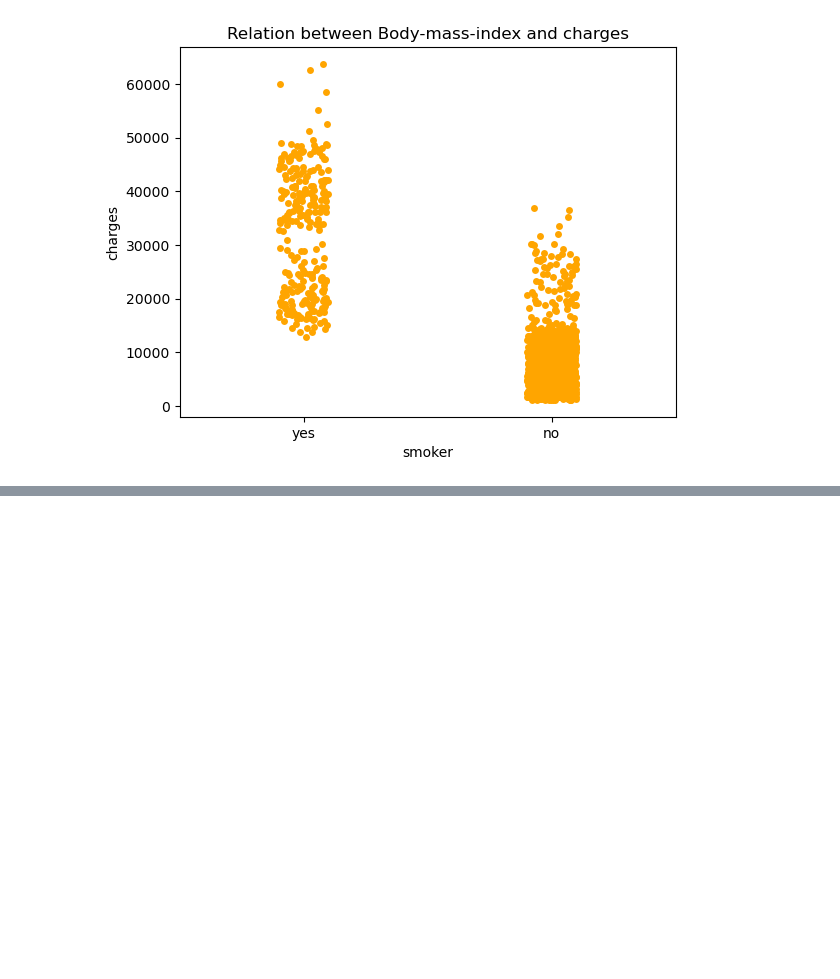
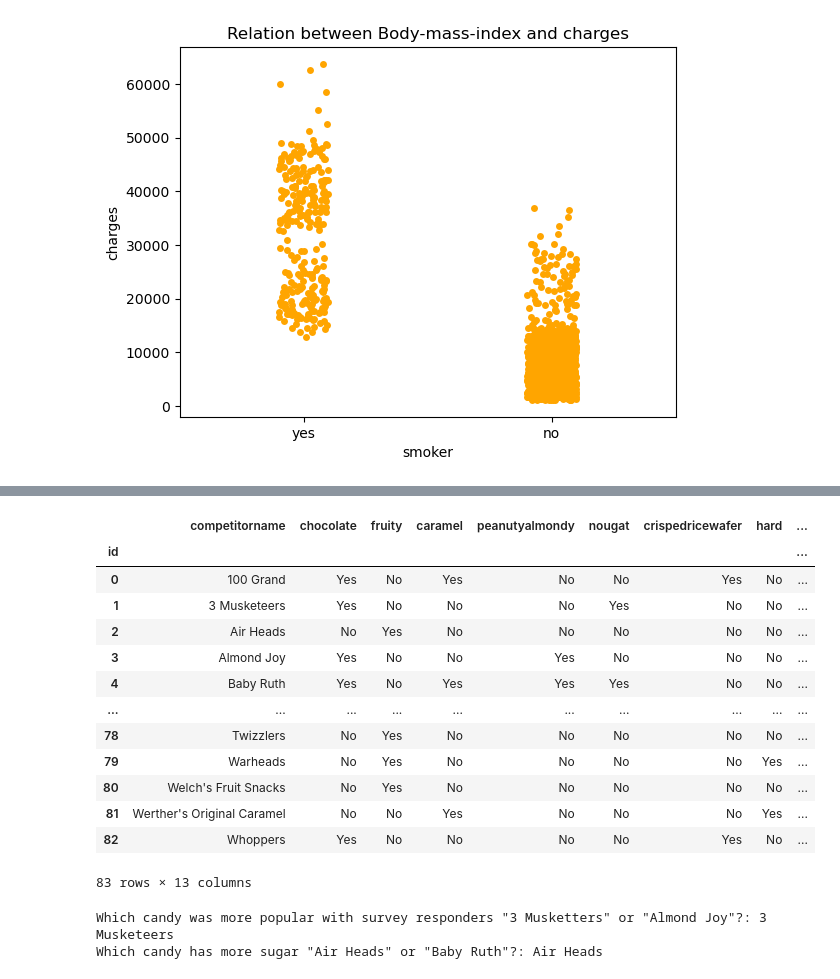
Before and after one commit to jci02/Data-Visualization, a Jupyter notebook: Scatter plots.ipynb, the cells around one changed output, grey strips where cells are left out. Cells and saved outputs as stored; diff of their text form; code cells hidden in the pictures; blank space fills up the shorter version.

```diff
--- a/Scatter plots.ipynb
+++ b/Scatter plots.ipynb
@@ -50,0 +68,35 @@ plt.show()
+# %%
+candy_data = pd.read_csv("candy.csv",index_col=0)
+candy_data
+# %% [output]
+|  | competitorname | chocolate | fruity | caramel | peanutyalmondy | nougat | crispedricewafer | hard | ... |
+| id |  |  |  |  |  |  |  |  | ... |
+| 0 | 100 Grand | Yes | No | Yes | No | No | Yes | No | ... |
+| 1 | 3 Musketeers | Yes | No | No | No | Yes | No | No | ... |
+| 2 | Air Heads | No | Yes | No | No | No | No | No | ... |
+| 3 | Almond Joy | Yes | No | No | Yes | No | No | No | ... |
+| 4 | Baby Ruth | Yes | No | Yes | Yes | Yes | No | No | ... |
+| ... | ... | ... | ... | ... | ... | ... | ... | ... | ... |
+| 78 | Twizzlers | No | Yes | No | No | No | No | No | ... |
+| 79 | Warheads | No | Yes | No | No | No | No | Yes | ... |
+| 80 | Welch's Fruit Snacks | No | Yes | No | No | No | No | No | ... |
+| 81 | Werther's Original Caramel | No | No | Yes | No | No | No | Yes | ... |
+| 82 | Whoppers | Yes | No | No | No | No | Yes | No | ... |
+83 rows × 13 columns
+# %%
+
+cmp = candy_data.winpercent[candy_data["competitorname"].isin(["3 Musketeers", "Almond Joy"])]
+if (cmp.loc[1] - cmp.loc[3]) > 0:
+    print(f"Which candy was more popular with survey responders \"3 Musketters\" or \"Almond Joy\"?: 3 Musketeers")
+else:
+    print(f"Which candy was more popular with survey responders \"3 Musketters\" or \"Almond Joy\"?: Almond Joy")
+
+# Which candy has higher sugar content?: "Air Heads" or "Baby Ruth"
+cmp = candy_data.sugarpercent[candy_data["competitorname"].isin(["Air Heads", "Baby Ruth"])]
+if (cmp.iloc[0] - cmp.iloc[1]) > 0:
+    print(f"Which candy has more sugar \"Air Heads\" or \"Baby Ruth\"?: Air Heads")
+else:
+    print(f"Which candy was more popular with survey responders \"Air Heads\" or \"Baby Ruth\"?: Baby Ruth")
+# %% [output]
+Which candy was more popular with survey responders "3 Musketters" or "Almond Joy"?: 3 Musketeers
+Which candy has more sugar "Air Heads" or "Baby Ruth"?: Air Heads
```
Also changed, not shown: parts of 4 cells of this notebook, 1 other file.
